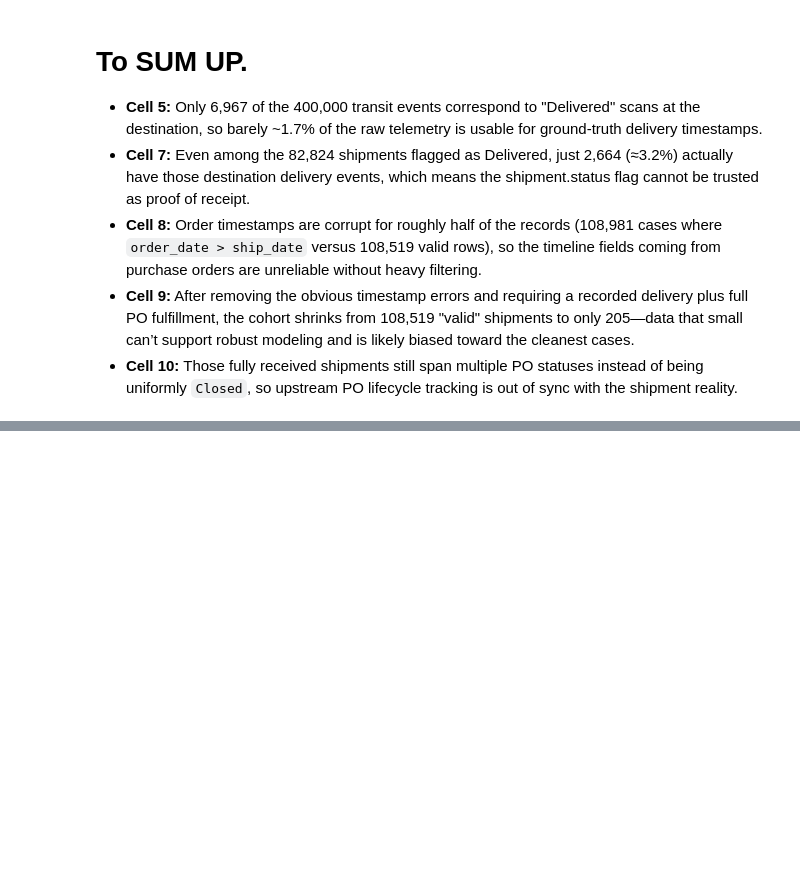
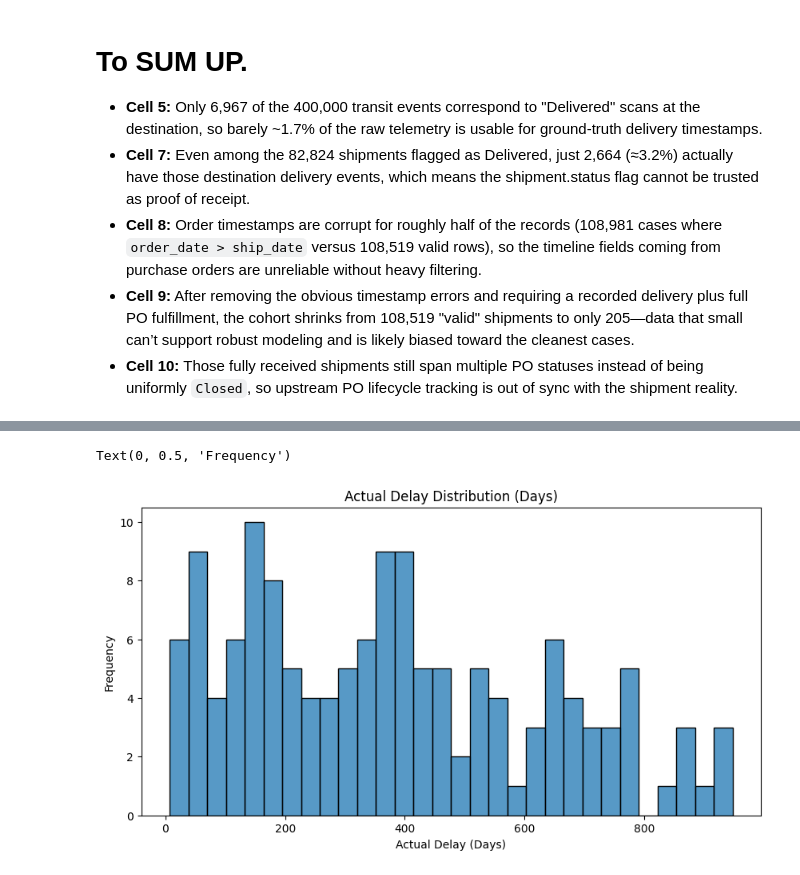
Before and after one commit to miskibin/task, a Jupyter notebook: research/delayed_shippment.ipynb, the cells around one changed output, grey strips where cells are left out. Saved outputs shown, nothing was run; the diff lists cells and outputs as text; code cells hidden in the pictures; blank space fills up the shorter version.

```diff
--- a/research/delayed_shippment.ipynb
+++ b/research/delayed_shippment.ipynb
@@ -187,3 +190,14 @@ plt.show()
 - **Cell 8:** Order timestamps are corrupt for roughly half of the records (108,981 cases where `order_date > ship_date` versus 108,519 valid rows), so the timeline fields coming from purchase orders are unreliable without heavy filtering.
 - **Cell 9:** After removing the obvious timestamp errors and requiring a recorded delivery plus full PO fulfillment, the cohort shrinks from 108,519 "valid" shipments to only 205—data that small can’t support robust modeling and is likely biased toward the cleanest cases.
 - **Cell 10:** Those fully received shipments still span multiple PO statuses instead of being uniformly `Closed`, so upstream PO lifecycle tracking is out of sync with the shipment reality.
+# %%
+# order_date → promised_date → ship_date → eta_date → actual_delivery_ts
+#    (PO)         (supplier)      (actual)   (estimate)    (ground truth)
+
+clean_shipments["actual_delay"] = (
+    pd.to_datetime(clean_shipments["actual_delivery_ts"]) - pd.to_datetime(clean_shipments["promised_date"])
+).dt.days
+#  negative delays = 0
+clean_shipments.loc[clean_shipments["actual_delay"] < 0, "actual_delay"] = 0
+
+clean_shipments
@@ -189,0 +223,10 @@ plt.show()
+# %%
+# plot actual_delay distribution
+plt.figure(figsize=(10, 5))
+sns.histplot(clean_shipments["actual_delay"], bins=30, kde=False)
+plt.title("Actual Delay Distribution (Days)")
+plt.xlabel("Actual Delay (Days)")
+plt.ylabel("Frequency")
+# %% [output]
+Text(0, 0.5, 'Frequency')
+[figure, added]
```
Also changed, not shown: parts of 12 cells of this notebook.
